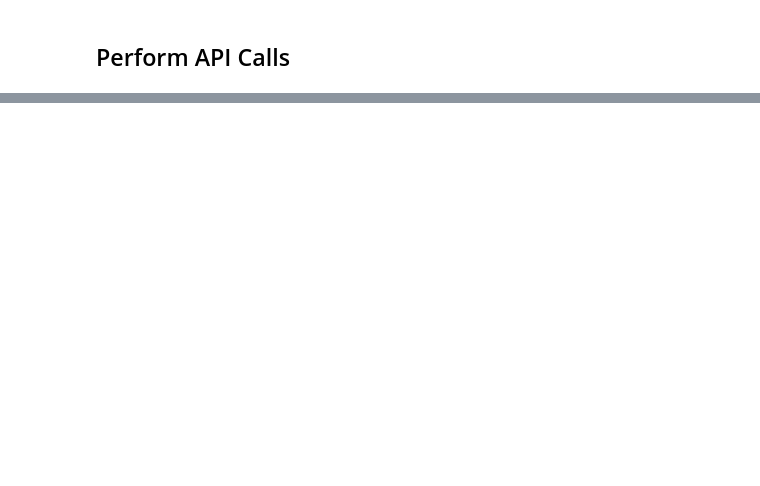
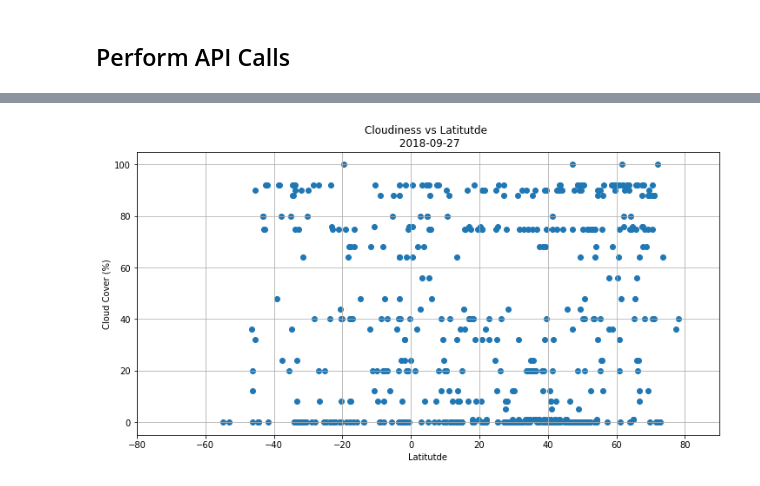
Before and after one commit to XaraRoy/API-Homework, a Jupyter notebook: WeatherAPI.ipynb, the cells around one changed output, grey strips where cells are left out. Saved outputs shown, nothing was run; the diff lists cells and outputs as text; code cells hidden in the pictures; blank space fills up the shorter version.

```diff
--- a/WeatherAPI.ipynb
+++ b/WeatherAPI.ipynb
@@ -141,14 +151,16 @@ plt.savefig("HumidvsLat.png")
 # %%
 #Cloudiness vs Latitude
 plt.figure(figsize=(12,6))
 plt.scatter(Weather_DF["lat"], Weather_DF["clouds"])
 plt.xlim(-80, 90)
-plt.title("Cloudiness vs Latitutde")
+plt.title(f"Cloudiness vs Latitutde \n {date}")
 plt.grid(b=True)
 
 plt.ylabel("Cloud Cover (%)")
 plt.xlabel("Latitutde")
 plt.savefig("CloudsvsLat.png")
+# %% [output]
+[figure, added]
 # %%
 #Wind Speed Vs Latitude
 plt.figure(figsize=(12,6))
```
Also changed, not shown: parts of 6 cells of this notebook.
